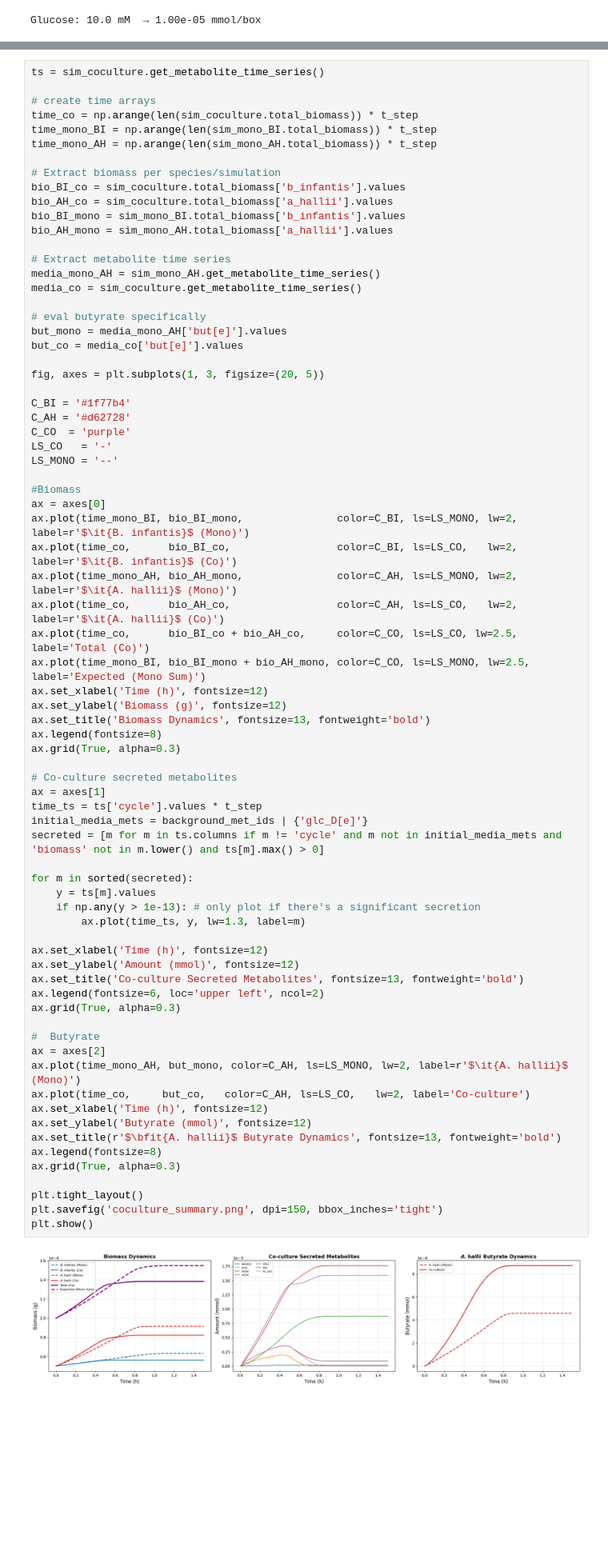
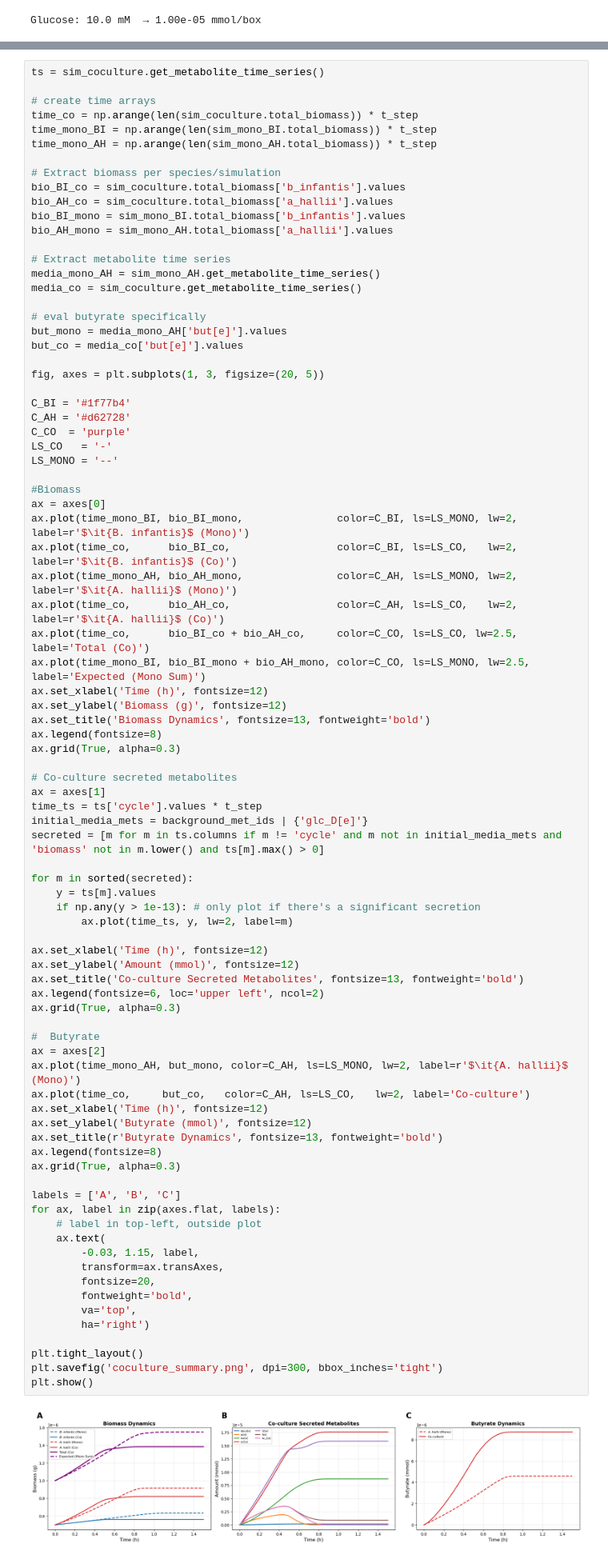
Before and after one commit to m-3-lab/SpatialFBAExample, a Jupyter notebook: Paper Code/3_2_2_CoCulture.ipynb, the cells around one changed output, grey strips where cells are left out. Shown at 80% size. Saved outputs shown, nothing was run; the diff lists cells and outputs as text; blank space fills up the shorter version.

Commit message:
Updated 3_2_2
Updated co-culture simulation code and plots. Also, some minor changes to 3_2_1 plots and code.

```diff
--- a/Paper Code/3_2_2_CoCulture.ipynb
+++ b/Paper Code/3_2_2_CoCulture.ipynb
@@ -345,37 +351,48 @@ ax.legend(fontsize=8)
 ax.grid(True, alpha=0.3)
 
 # Co-culture secreted metabolites
 ax = axes[1]
 time_ts = ts['cycle'].values * t_step
 initial_media_mets = background_met_ids | {'glc_D[e]'}
 secreted = [m for m in ts.columns if m != 'cycle' and m not in initial_media_mets and 'biomass' not in m.lower() and ts[m].max() > 0]
 
 for m in sorted(secreted):
     y = ts[m].values
     if np.any(y > 1e-13): # only plot if there's a significant secretion
-        ax.plot(time_ts, y, lw=1.3, label=m)
+        ax.plot(time_ts, y, lw=2, label=m)
 
 ax.set_xlabel('Time (h)', fontsize=12)
 ax.set_ylabel('Amount (mmol)', fontsize=12)
 ax.set_title('Co-culture Secreted Metabolites', fontsize=13, fontweight='bold')
 ax.legend(fontsize=6, loc='upper left', ncol=2)
 ax.grid(True, alpha=0.3)
 
 #  Butyrate
 ax = axes[2]
 ax.plot(time_mono_AH, but_mono, color=C_AH, ls=LS_MONO, lw=2, label=r'$\it{A. hallii}$ (Mono)')
 ax.plot(time_co,     but_co,   color=C_AH, ls=LS_CO,   lw=2, label='Co-culture')
 ax.set_xlabel('Time (h)', fontsize=12)
 ax.set_ylabel('Butyrate (mmol)', fontsize=12)
-ax.set_title(r'$\bfit{A. hallii}$ Butyrate Dynamics', fontsize=13, fontweight='bold')
+ax.set_title(r'Butyrate Dynamics', fontsize=13, fontweight='bold')
 ax.legend(fontsize=8)
 ax.grid(True, alpha=0.3)
 
+labels = ['A', 'B', 'C']
+for ax, label in zip(axes.flat, labels):
+    # label in top-left, outside plot
+    ax.text(
+        -0.03, 1.15, label,
+        transform=ax.transAxes,
+        fontsize=20,
+        fontweight='bold',
+        va='top',
+        ha='right')
+
 plt.tight_layout()
-plt.savefig('coculture_summary.png', dpi=150, bbox_inches='tight')
+plt.savefig('coculture_summary.png', dpi=300, bbox_inches='tight')
 plt.show()
 # %% [output]
-[figure, old version]
+[figure, new version]
 # %%
 # extract exchange mets
 flux_BI_co = sim_coculture.get_species_exchange_fluxes('b_infantis', threshold=1e-8)
```
Also changed, not shown: parts of 5 cells of this notebook, 5 other files.
